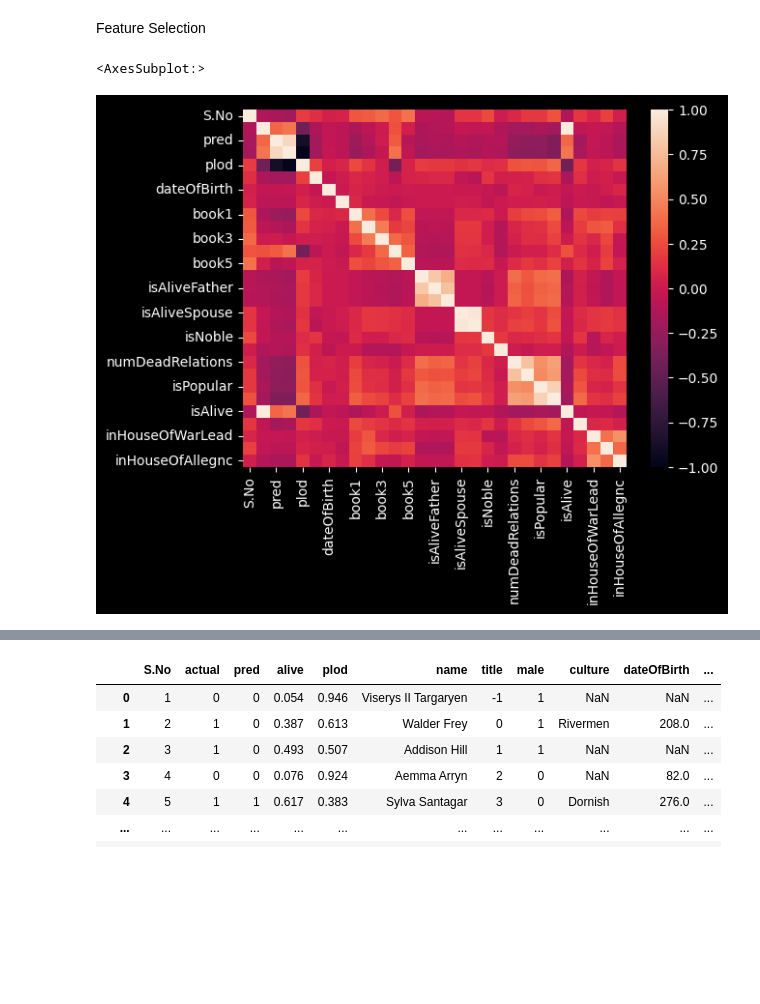
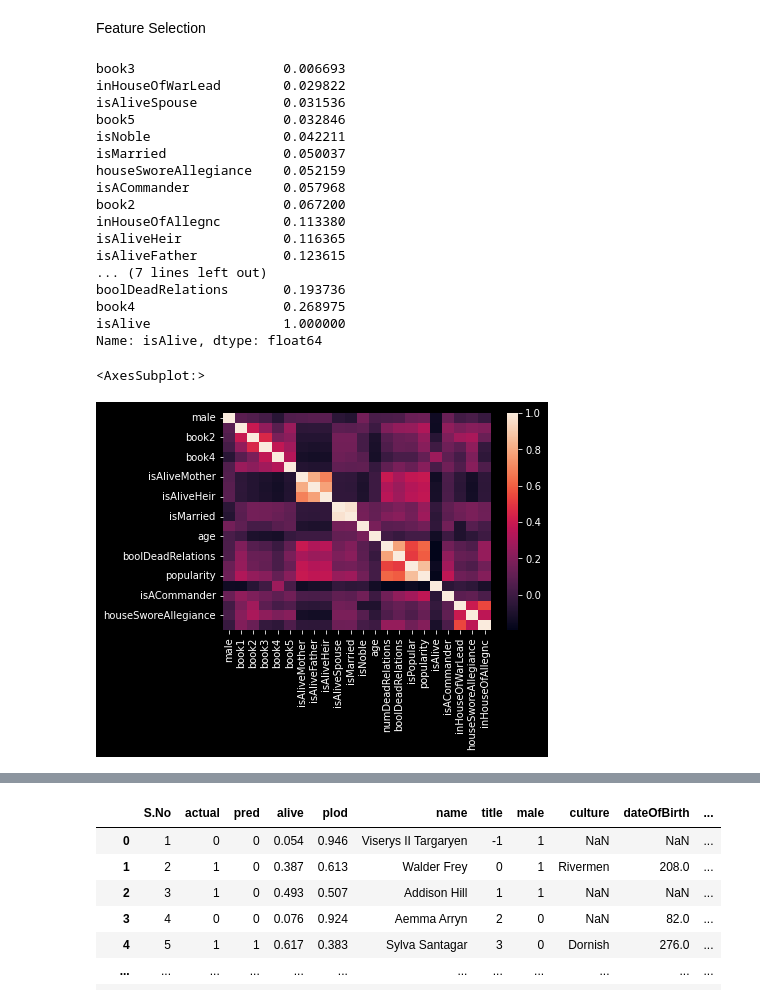
Before and after one commit to TelRich/GOT_Character_Death_Prediction, a Jupyter notebook: got_prjt_v3.ipynb, the cells around one changed output, grey strips where cells are left out. Cells and saved outputs as stored; diff of their text form; code cells hidden in the pictures; blank space fills up the shorter version.

```diff
--- a/got_prjt_v3.ipynb
+++ b/got_prjt_v3.ipynb
@@ -229,3 +230,6 @@ char['isACommander'] = np.where(char['name'].isin(all_commanders), 1, 0)
 char['inHouseOfWarLead'] = np.where(char['house'].isin(renam_warlead), 1, 0)
 char['houseSworeAllegiance'] = np.where(char['house'].isin(hus_char_with_allegnc), 1, 0)
 char['inHouseOfAllegnc'] = np.where(char['house'].isin(renam_husOfAllgnc), 1, 0)
+# %%
+char = char.drop(['S.No', 'actual', 'pred', 'alive', 'plod', 'name', 'dateOfBirth',
+                  'DateoFdeath', 'house'], axis=1)
@@ -232,10 +252,35 @@ char['inHouseOfAllegnc'] = np.where(char['house'].isin(renam_husOfAllgnc), 1, 0)
 # %% [markdown]
 Feature Selection
+# %%
+new = char.copy()
+# %%
+# Heatmap of numerical feature in the training dataset
+num_features = new.select_dtypes(['int', 'float'])
+corr_mat = num_features.corr()['isAlive'].abs().sort_values()
+corr_mat
+# %% [output]
+book3                   0.006693
+inHouseOfWarLead        0.029822
+isAliveSpouse           0.031536
+book5                   0.032846
+isNoble                 0.042211
+isMarried               0.050037
+houseSworeAllegiance    0.052159
+isACommander            0.057968
+book2                   0.067200
+inHouseOfAllegnc        0.113380
+isAliveHeir             0.116365
+isAliveFather           0.123615
+... (7 lines left out)
+boolDeadRelations       0.193736
+book4                   0.268975
+isAlive                 1.000000
+Name: isAlive, dtype: float64
 # %%
 # Heatmap of numerical feature in the training dataset
-num_features = char.select_dtypes(['int', 'float'])
+num_features = new.select_dtypes(['int', 'float'])
 corr_mat = num_features.corr()
 sb.heatmap(data=corr_mat)
 # %% [output]
 <AxesSubplot:>
-[figure, old version]
+[figure, new version]
```
Also changed, not shown: parts of 29 cells of this notebook.
